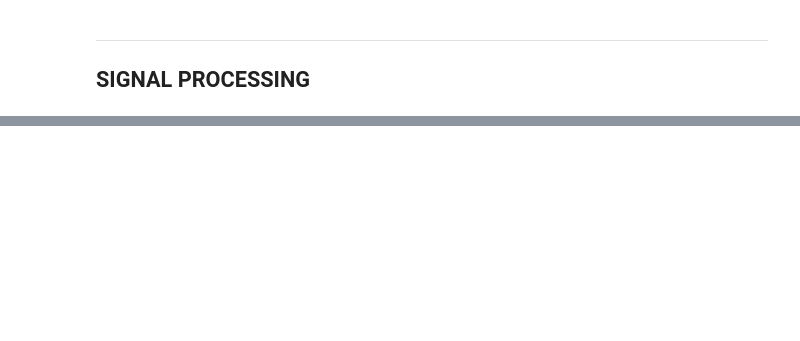
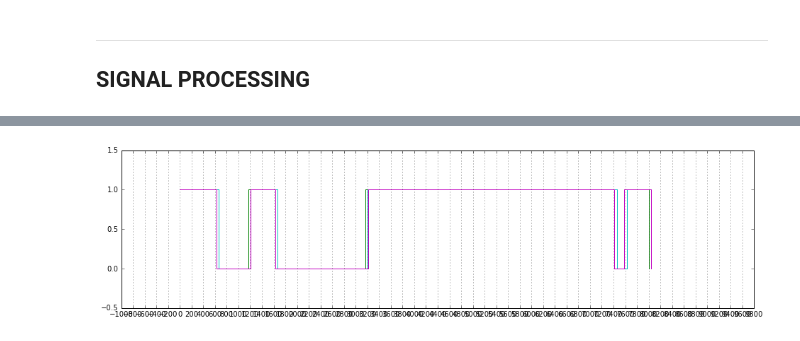
Before and after one commit to jnj16180340/NeXTsoundbox, a Jupyter notebook: Monitor bus sniffs/logic-analysis.ipynb, the cells around one changed output, grey strips where cells are left out. Saved outputs shown, nothing was run; the diff lists cells and outputs as text; code cells hidden in the pictures; blank space fills up the shorter version.

```diff
--- a/Monitor bus sniffs/logic-analysis.ipynb
+++ b/Monitor bus sniffs/logic-analysis.ipynb
@@ -545,6 +547,7 @@ signalNames = {'CLOCK':'#','MOCI':'"','MICO':'!'} # NB watch me
 # Clock signal is too much for pyplot!
 # NB ordering of [signals] changes
 moci = VcdSignal(data[signalNames['MOCI']])
+mico = VcdSignal(data[signalNames['MICO']])
 # %%
 ## A timeseries chart in bokeh.
 #t = list(zip(*test.data))[0]
@@ -617,7 +620,8 @@ def chunkSignals(data, timeout=100000):
             chunkedSignals.append(currentChunk)
             currentChunk = []
         currentChunk.append(d[1]) # assuming the first vakue is always garbage 0
-    return chunkedSignals
+    # you should feel really bad about this
+    return list(filter(lambda k: len(k)>0,chunkedSignals))
 # %%
 # useless right now :)
 from itertools import groupby
@@ -634 +634,12 @@ x = chunkSignals(moci.data)[1:]
+# %%
+from itertools import starmap
+
+def plotTracesOverlaid(data):
+    '''plot everything overlaid, obviously.
+    data is [[(t0,v0)...(tn,vn)],[],...]'''
+    list(starmap(plt.plot,map(steppy, map(timeBaseline,data))))
+    plt.ylim(-0.5, 1.5)
+    plt.xlim(xmin=0);
+    plt.xticks(list(range(-1000,10000,200)));
+    plt.grid(b=1,axis='x')
 # %%
@@ -698,0 +668,4 @@ list(zip(inferRunlength(x[1]),x[1]))
+# %%
+plotTracesOverlaid(chunkSignals(mico.data))
+# %% [output]
+[figure, added]
```
Also changed, not shown: parts of 16 cells of this notebook.
